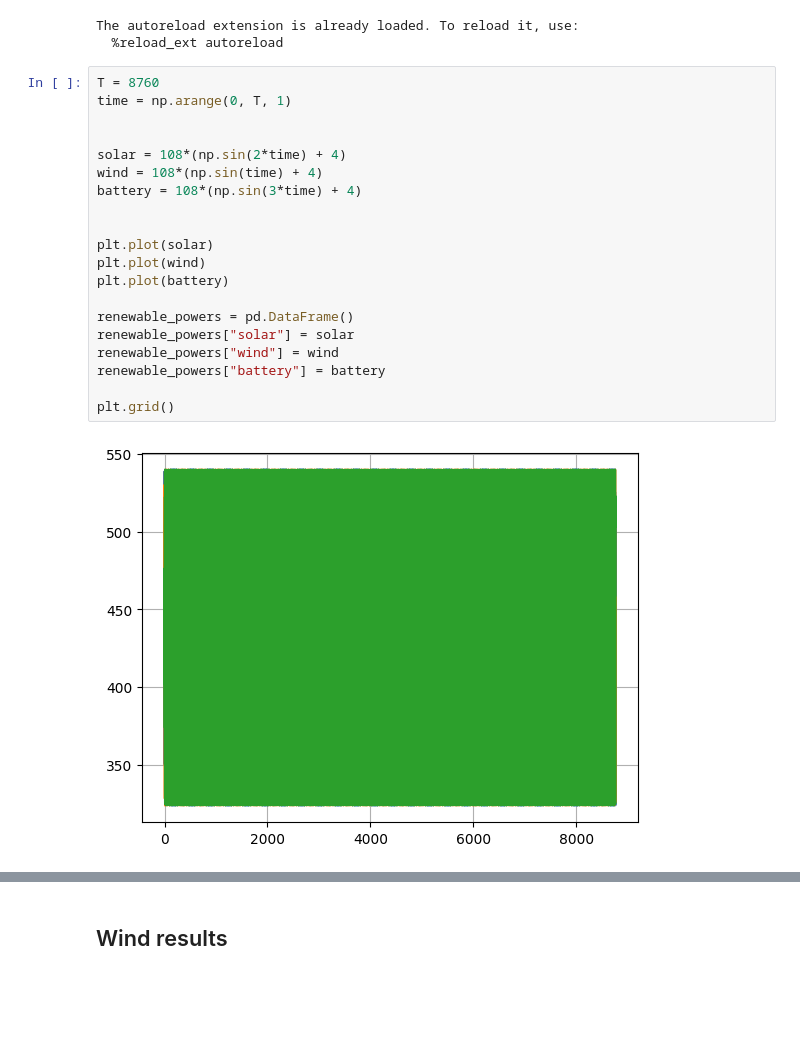
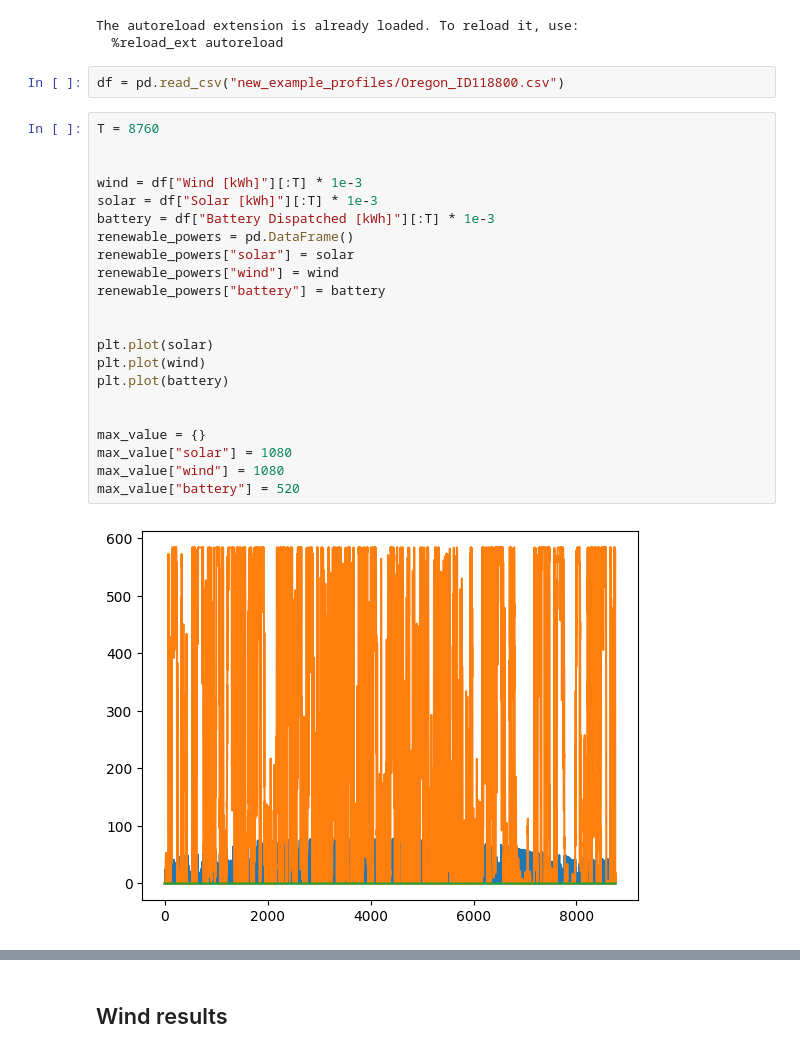
Before and after one commit to vijay092/resource-optimization-hopp, a Jupyter notebook: run_optimization.ipynb, the cells around one changed output, grey strips where cells are left out. Saved outputs shown, nothing was run; the diff lists cells and outputs as text; blank space fills up the shorter version.

```diff
--- a/run_optimization.ipynb
+++ b/run_optimization.ipynb
@@ -14,26 +14,30 @@ warnings.filterwarnings("ignore")
 # %% [output]
 The autoreload extension is already loaded. To reload it, use:
   %reload_ext autoreload
-# %%
-T = 8760
-time = np.arange(0, T, 1)
-
-
-solar = 108*(np.sin(2*time) + 4)
-wind = 108*(np.sin(time) + 4)
-battery = 108*(np.sin(3*time) + 4)
-
-
-plt.plot(solar)
-plt.plot(wind)
-plt.plot(battery)
-
-renewable_powers = pd.DataFrame()
-renewable_powers["solar"] = solar
-renewable_powers["wind"] = wind
-renewable_powers["battery"] = battery
-
-plt.grid()
-# %% [output]
-[figure, removed]
+# %%
+df = pd.read_csv("new_example_profiles/Oregon_ID118800.csv")
+# %%
+T = 8760
+
+
+wind = df["Wind [kWh]"][:T] * 1e-3
+solar = df["Solar [kWh]"][:T] * 1e-3
+battery = df["Battery Dispatched [kWh]"][:T] * 1e-3
+renewable_powers = pd.DataFrame()
+renewable_powers["solar"] = solar
+renewable_powers["wind"] = wind
+renewable_powers["battery"] = battery
+
+
+plt.plot(solar)
+plt.plot(wind)
+plt.plot(battery)
+
+
+max_value = {}
+max_value["solar"] = 1080
+max_value["wind"] = 1080
+max_value["battery"] = 520
+# %% [output]
+[figure, added]
 # %%
```
Also changed, not shown: parts of 7 cells of this notebook, 14 other files.
